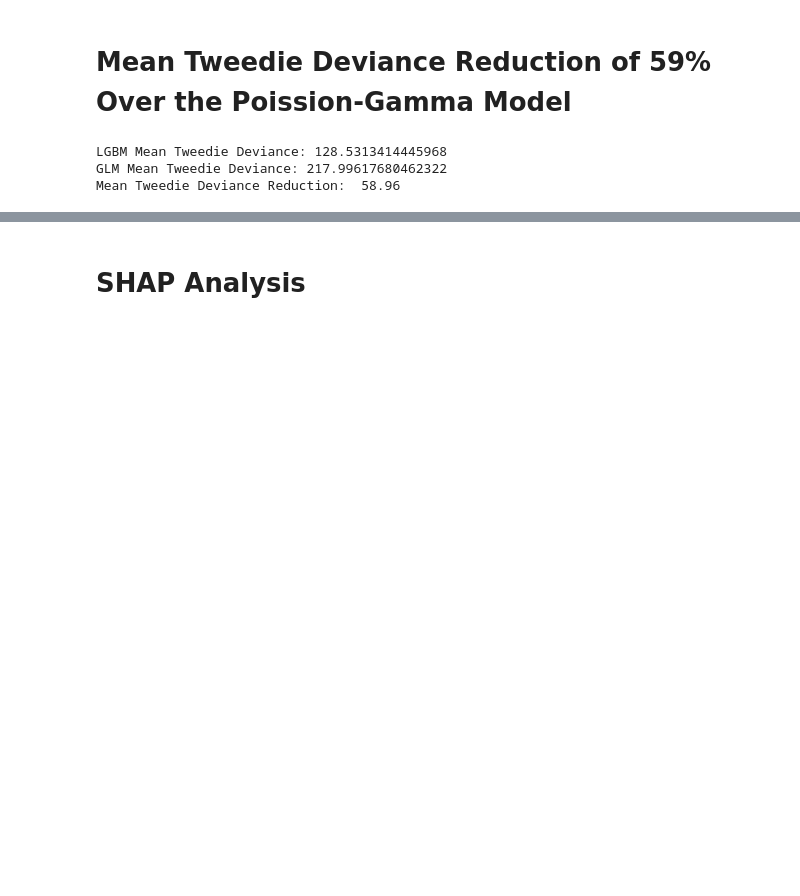
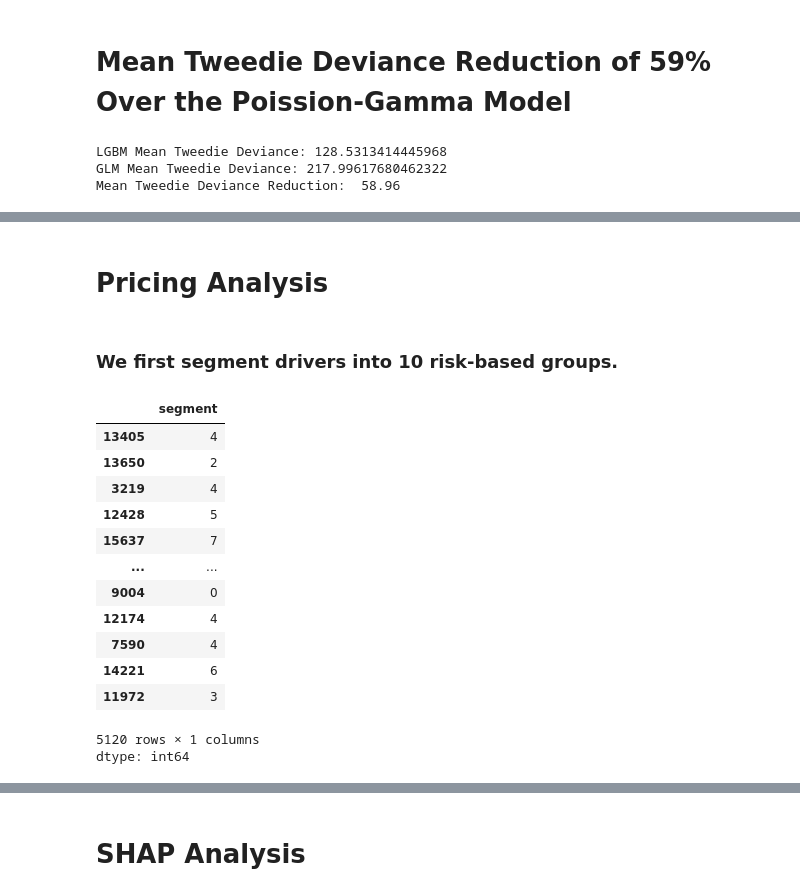
Before and after one commit to DSML12/End_to_End_Loss_Cost_Model, a Jupyter notebook: src/notebook/End_to_End_Loss_Cost_Modeling_LGBM_GLM.ipynb, the cells around one changed output, grey strips where cells are left out. Cells and saved outputs as stored; diff of their text form; code cells hidden in the pictures; blank space fills up the shorter version.

```diff
--- a/src/notebook/End_to_End_Loss_Cost_Modeling_LGBM_GLM.ipynb
+++ b/src/notebook/End_to_End_Loss_Cost_Modeling_LGBM_GLM.ipynb
@@ -628,0 +692,23 @@ model.save_model('loss_cost_lgbm.txt')
+# %% [markdown]
+# **Pricing Analysis**
+# %% [markdown]
+### We first segment drivers into 10 risk-based groups.
+# %%
+# segment into 10 risk groups
+x_va['segment'] = pd.qcut(x_va['pred_loss_cost_calib'], q = 10, labels = False)
+x_va['segment']
+# %% [output]
+|  | segment |
+| 13405 | 4 |
+| 13650 | 2 |
+| 3219 | 4 |
+| 12428 | 5 |
+| 15637 | 7 |
+| ... | ... |
+| 9004 | 0 |
+| 12174 | 4 |
+| 7590 | 4 |
+| 14221 | 6 |
+| 11972 | 3 |
+5120 rows × 1 columns
+dtype: int64
```
Also changed, not shown: parts of 41 cells of this notebook.
